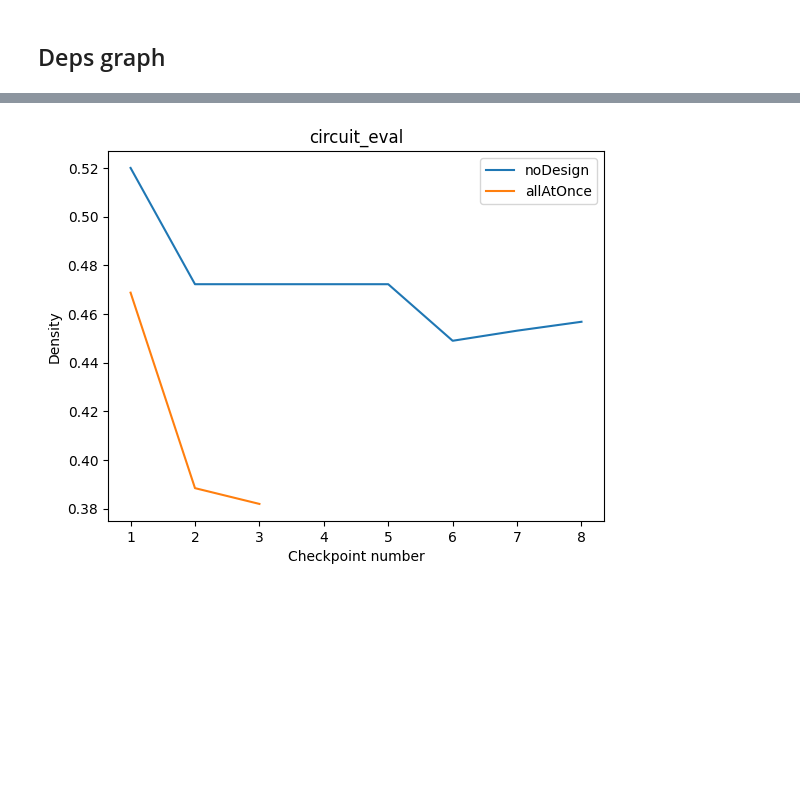
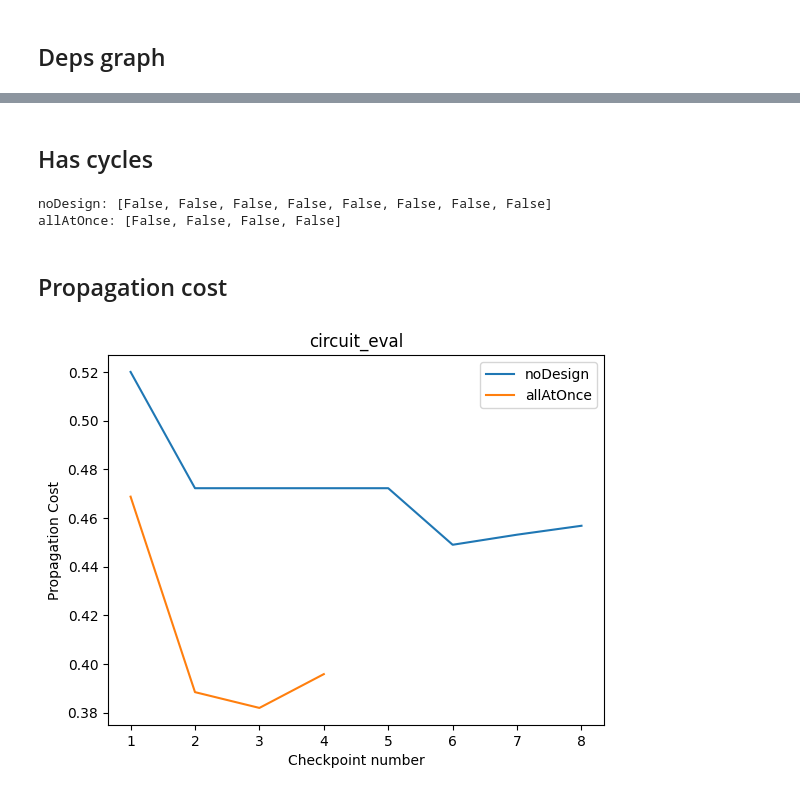
Before and after one commit to BernardMoy/Modular-SWE, a Jupyter notebook: evaluation.ipynb, the cells around one changed output, grey strips where cells are left out. Cells and saved outputs as stored; diff of their text form; code cells hidden in the pictures; blank space fills up the shorter version.

Commit message:
Improved the metrics code by not generating the graph multiple times

```diff
--- a/evaluation.ipynb
+++ b/evaluation.ipynb
@@ -288,18 +290,28 @@ print(data)
+# %% [markdown]
+## Has cycles
+# %%
+for i, entry in enumerate(data):
+    print(f"{MODES[i]}: {[x["hasCycles"] for x in entry]}")
+# %% [output]
+noDesign: [False, False, False, False, False, False, False, False]
+allAtOnce: [False, False, False, False]
+# %% [markdown]
+## Propagation cost
 # %%
 from matplotlib import pyplot as plt
 
 for i, entry in enumerate(data):
     x = range(1, len(entry)+1)  # make the x axis 1 indexed
-    y = [z["density"] for z in entry]
+    y = [z["propagationCost"] for z in entry]
     plt.plot(x, y, label=MODES[i]) # the label is the workflow mode of the same index
 plt.xlabel("Checkpoint number")
-plt.ylabel("Density")
+plt.ylabel("Propagation Cost")
 plt.title(PROBLEM)
 
 plt.legend()
 plt.show()
 # %% [output]
-[figure, old version]
+[figure, new version]
 # %%
 import os
 from deterministic.overall_metrics.maintenance_effort import get_changed_files_from_history
```
Also changed, not shown: parts of 9 cells of this notebook, 4 other files.
